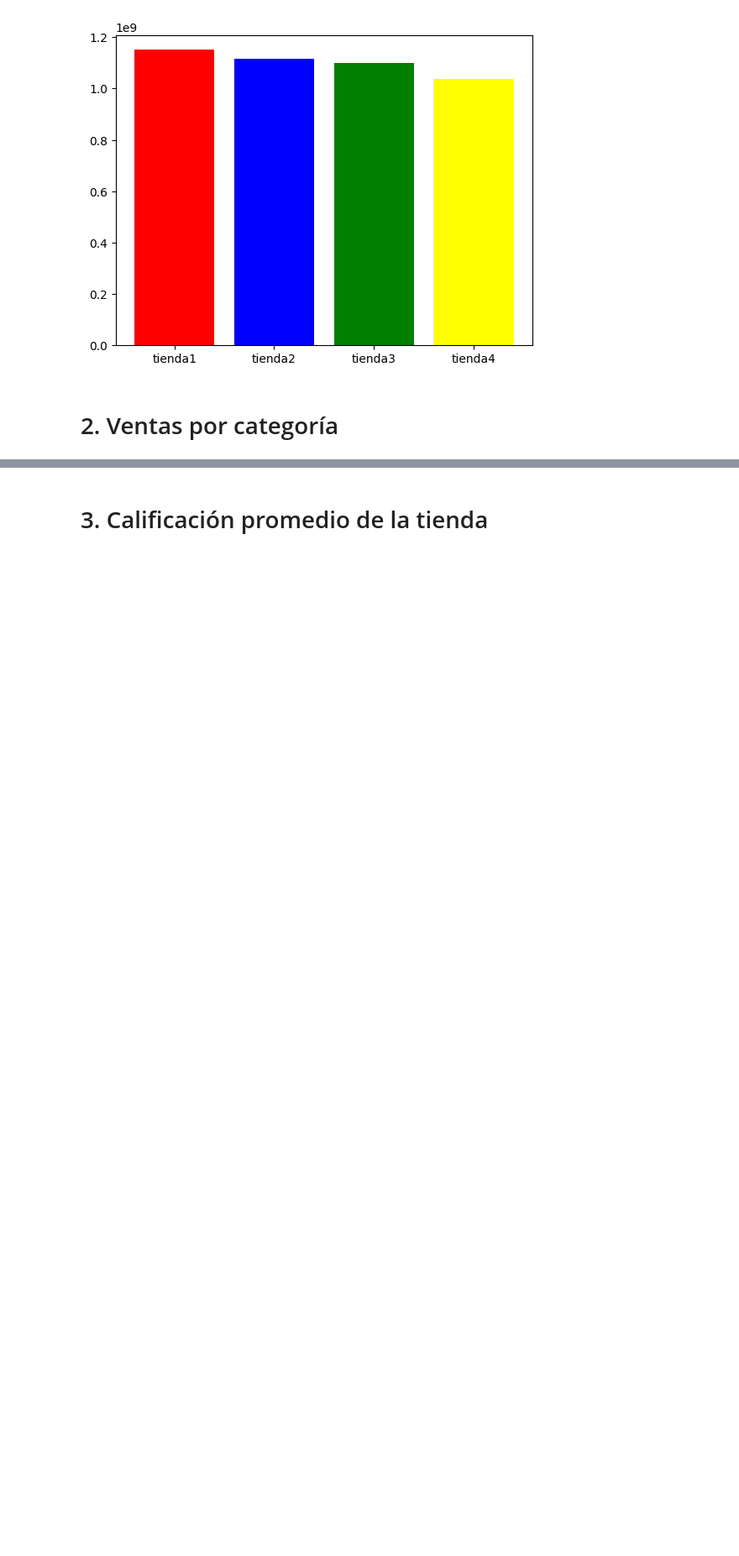
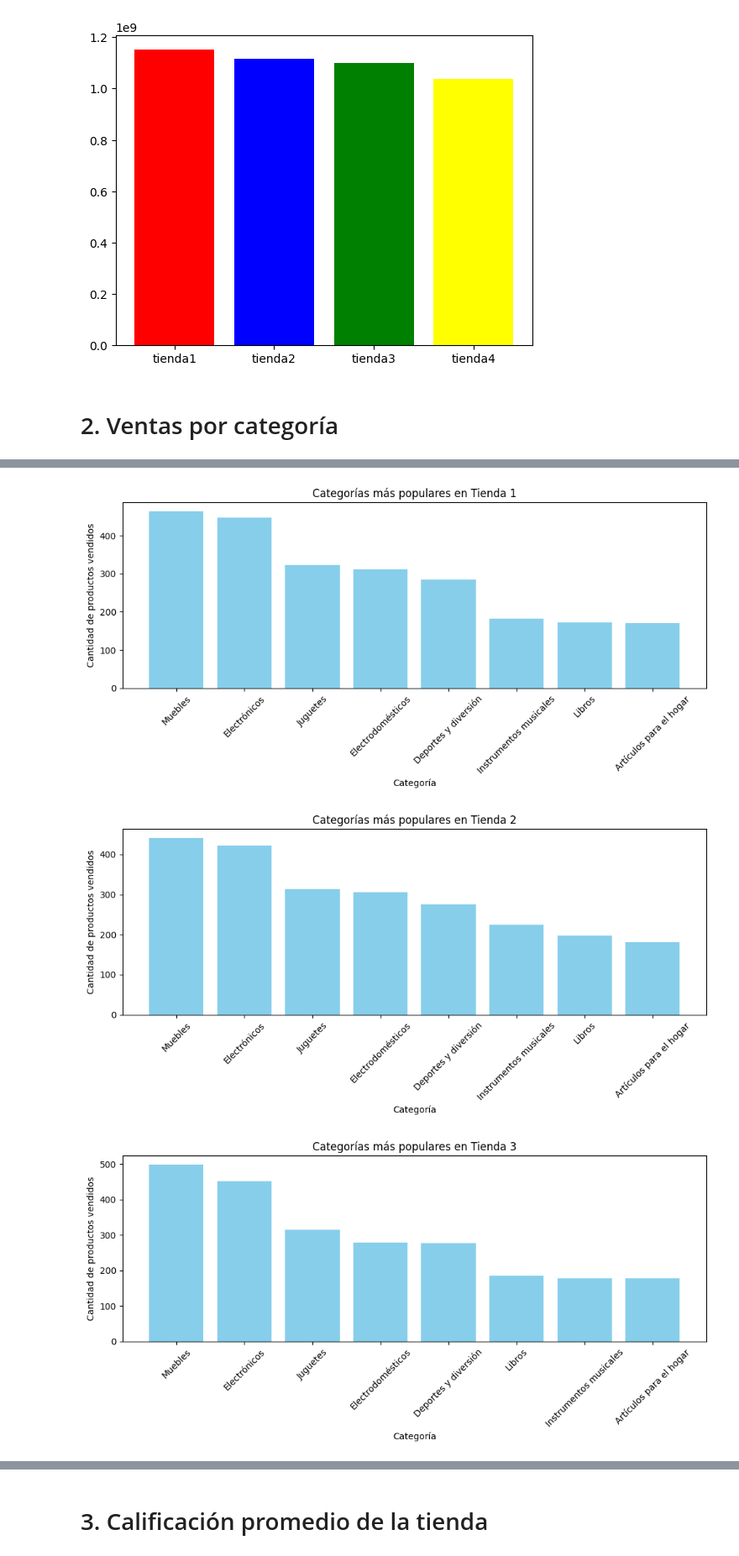
Before and after one commit to erikmdp/challenge-amigo-secreto_esp-main, a Jupyter notebook: AluraStoreLatam.ipynb, the cells around one changed output, grey strips where cells are left out. Shown at 84% size. Saved outputs shown, nothing was run; the diff lists cells and outputs as text; code cells hidden in the pictures; blank space fills up the shorter version.

```diff
--- a/AluraStoreLatam.ipynb
+++ b/AluraStoreLatam.ipynb
@@ -45,0 +148,22 @@ plt.show()
+# %%
+import matplotlib.pyplot as plt
+
+for tienda, categorias in resultados.items():
+    # Ordeno categorías por cantidad (de mayor a menor)
+    categorias_ordenadas = sorted(categorias.items(), key=lambda x: x[1], reverse=True)
+    nombres = [cat[0] for cat in categorias_ordenadas]
+    valores = [cat[1] for cat in categorias_ordenadas]
+
+    # Creo el gráfico
+    plt.figure(figsize=(10, 5))
+    plt.bar(nombres, valores, color='skyblue')
+    plt.title(f'Categorías más populares en {tienda}')
+    plt.xlabel('Categoría')
+    plt.ylabel('Cantidad de productos vendidos')
+    plt.xticks(rotation=45)  #para que no se solapen los nombres de las categorías
+    plt.tight_layout()
+    plt.show()
+# %% [output]
+[figure, added]
+[figure, added]
+[figure, added]
```
Also changed, not shown: parts of 4 cells of this notebook.
